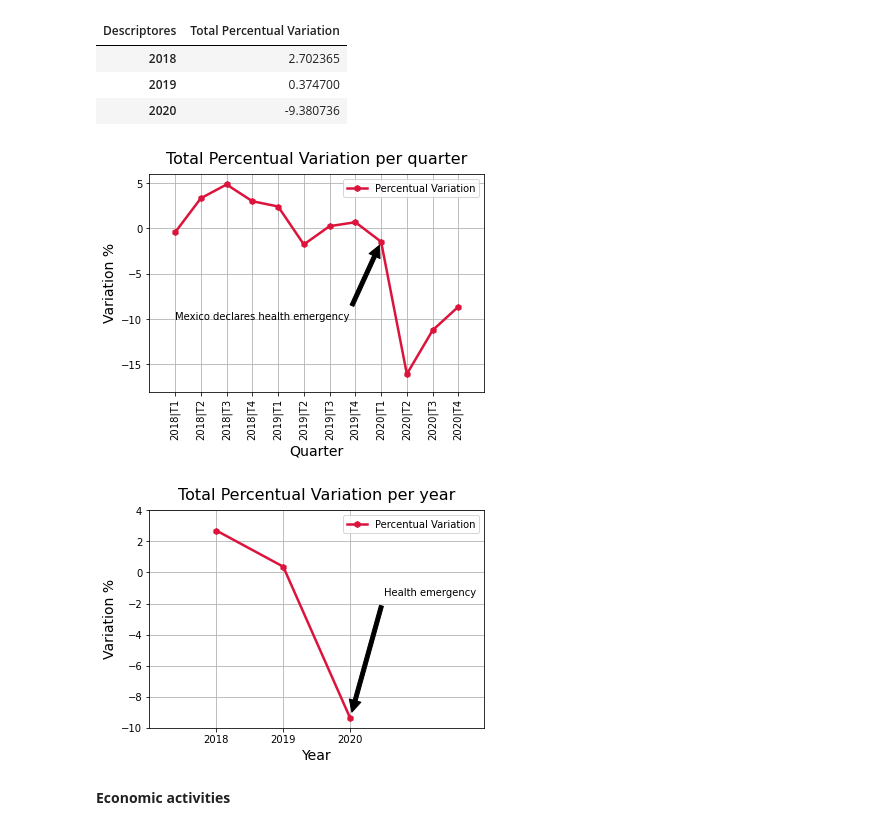
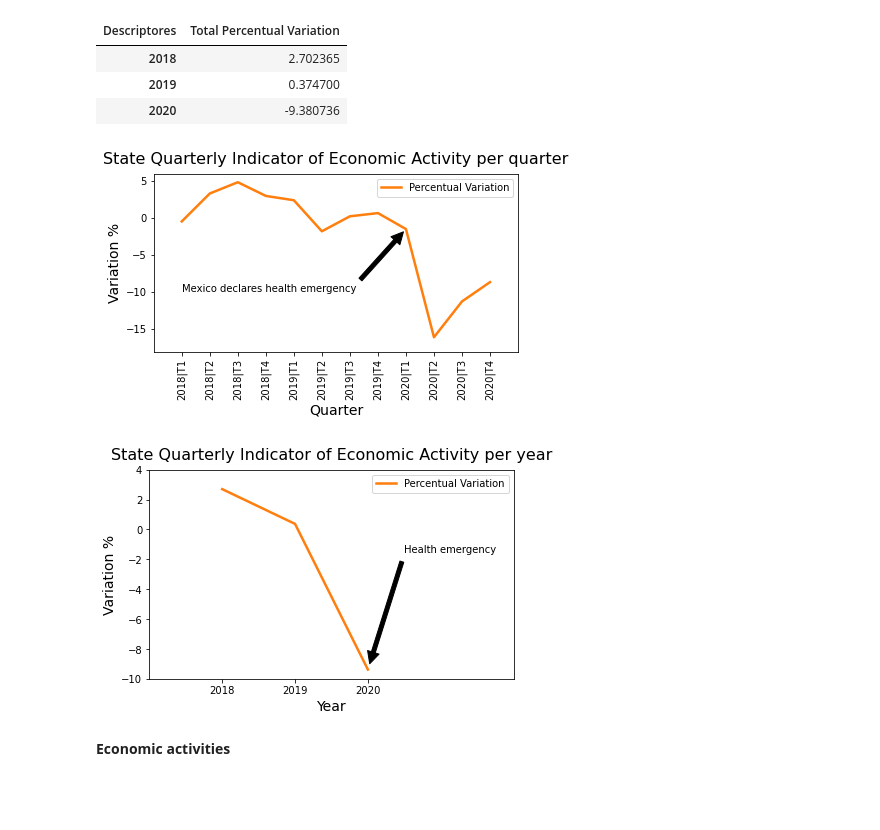
Before and after one commit to martinsingla/data-project, a Jupyter notebook: ec_activity.ipynb, the cells around one changed output. Drawn from its saved outputs; the diff is of its cells as text; code cells hidden in the pictures; blank space fills up the shorter version.

```diff
--- a/ec_activity.ipynb
+++ b/ec_activity.ipynb
@@ -179,42 +166,46 @@ annual_var_total
 # %%
 # ploting
 tq_f= quarter_var_total.reset_index()
 tq_t = tq_f['index']
 tq_v = tq_f['Total Percentual Variation']
-percentual_variation, = plt.plot(tq_t, tq_v,marker='h',color="crimson",linewidth= 2.5, linestyle= "-", label="Percentual Variation")
+percentual_variation, = plt.plot(tq_t, tq_v,color="tab:orange",linewidth= 2.5, linestyle= "-", label="Percentual Variation")
 tick_locations = [value for value in tq_t]
 plt.xticks(tick_locations, tq_t, rotation="vertical")
 plt.legend(loc="best")
-plt.title("Total Percentual Variation per quarter", fontsize=16, y=1.02)
+plt.title("State Quarterly Indicator of Economic Activity per quarter", fontsize=16, y=1.02)
 plt.xlabel("Quarter", fontsize=14)
 plt.ylabel("Variation %", fontsize=14)
 plt.xlim(-1,12)
 plt.ylim(-18,6)
 plt.annotate(f'Mexico declares health emergency',fontsize=10,color="black",xy=(8, -1.464246),xytext=(0,-10),
              arrowprops=dict(facecolor='black', shrink=0.05))
-plt.grid()
+
+plt.tight_layout()
+plt.savefig("Images/itaee_quarter.png")
 plt.show()
 # %% [output]
-[figure, old version]
+[figure, new version]
 # %%
 # ploting
 tq_fn = annual_var_total.reset_index()
 tq_fn
 tq_tn = tq_fn['index']
 tq_vn = tq_fn['Total Percentual Variation']
-percentual_variation_n, = plt.plot(tq_tn, tq_vn, marker='h',color="crimson",linewidth= 2.5, linestyle= "-", label="Percentual Variation")
+percentual_variation_n, = plt.plot(tq_tn, tq_vn,color='tab:orange',linewidth= 2.5, linestyle= "-", label="Percentual Variation")
 plt.legend(loc="best")
-plt.title("Total Percentual Variation per year", fontsize=16, y=1.02)
+plt.title("State Quarterly Indicator of Economic Activity per year", fontsize=16, y=1.02)
 plt.xlabel("Year", fontsize=14)
 plt.ylabel("Variation %", fontsize=14)
 plt.xlim(-1,4)
 plt.ylim(-10,4)
 plt.annotate(f'Health emergency',fontsize=10,color="black",xy=(2, -9.380736),xytext=(2.5,-1.5),
              arrowprops=dict(facecolor='black', shrink=0.05))
-plt.grid()
+
+plt.tight_layout()
+plt.savefig("Images/itaee_year.png")
 plt.show()
 # %% [output]
-[figure, old version]
+[figure, new version]
 # %% [markdown]
 **Economic activities**
 # %%
```
Also changed, not shown: parts of 4 cells of this notebook, 6 other files.
